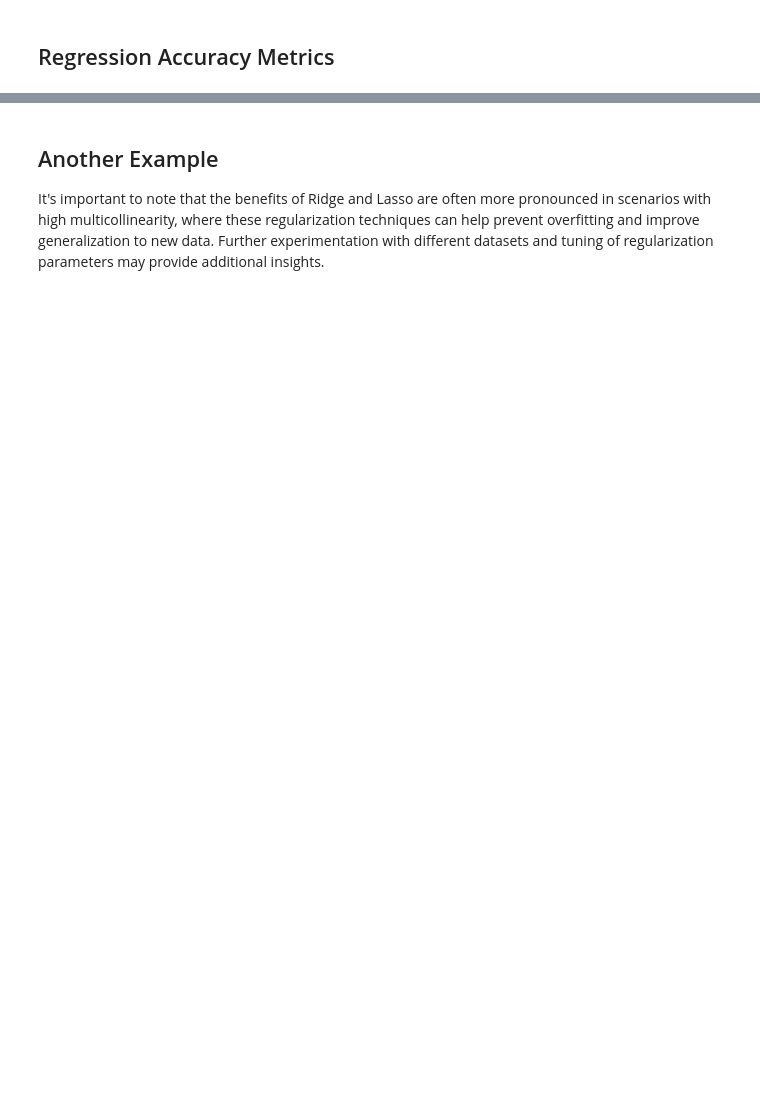
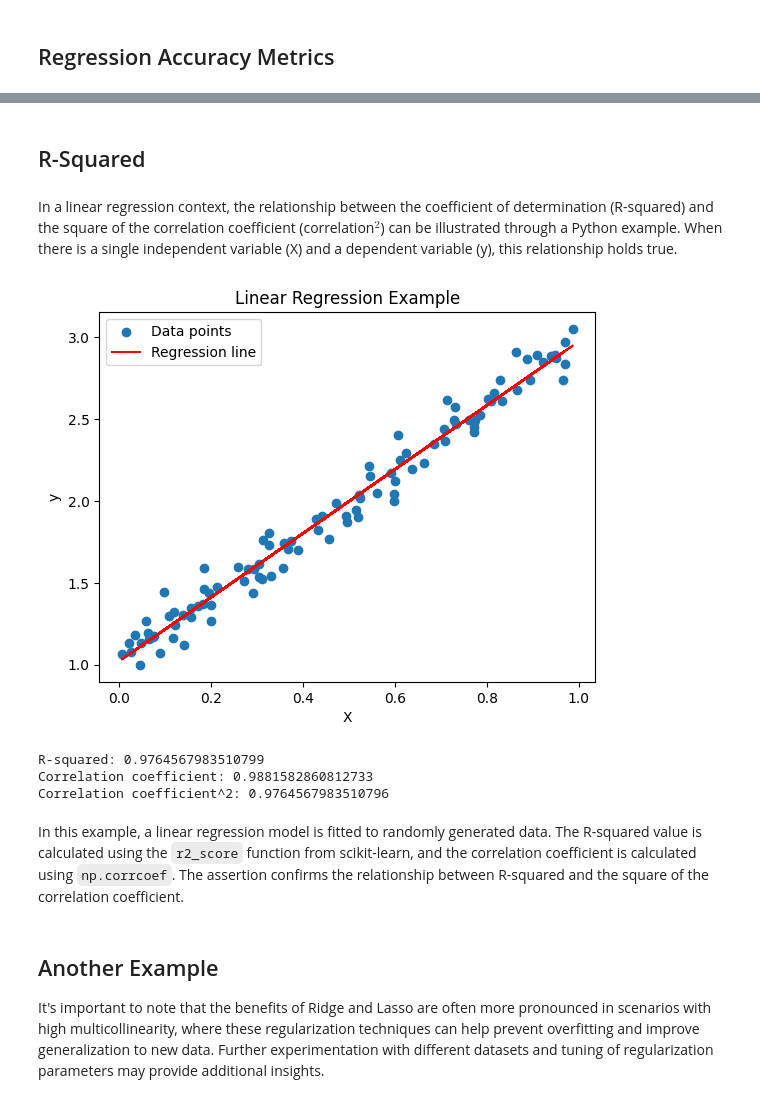
Before and after one commit to HatefDastour/ENSF444, a Jupyter notebook: Lecture_Examples/ENSF444_Linear_Models.ipynb, the cells around one changed output, grey strips where cells are left out. Cells and saved outputs as stored; diff of their text form; code cells hidden in the pictures; blank space fills up the shorter version.

```diff
--- a/Lecture_Examples/ENSF444_Linear_Models.ipynb
+++ b/Lecture_Examples/ENSF444_Linear_Models.ipynb
@@ -199,3 +252,50 @@ print(f"R-squared for lasso regression:\n  Train Set: {r2_lasso_train:.3f}\n  Te
+# %% [markdown]
+## R-Squared
+# %% [markdown]
+In a linear regression context, the relationship between the coefficient of determination (R-squared) and the square of the correlation coefficient (correlation$^2$) can be illustrated through a Python example. When there is a single independent variable (X) and a dependent variable (y), this relationship holds true.
+# %%
+import numpy as np
+import matplotlib.pyplot as plt
+from sklearn.linear_model import LinearRegression
+from sklearn.metrics import r2_score
+
+# Generate random data
+np.random.seed(42)
+X = np.random.rand(100, 1)
+y = 2 * X.squeeze() + 1 + 0.1 * np.random.randn(100)
+
+# Fit linear regression model
+model = LinearRegression()
+model.fit(X, y)
+
+# Calculate R-squared
+r_squared = r2_score(y, model.predict(X))
+
+# Calculate correlation coefficient
+correlation = np.corrcoef(X.squeeze(), y)[0, 1]
+
+# Verify the relationship: R-squared = correlation^2
+assert np.isclose(r_squared, correlation**2)
+
+# Plotting the regression line
+plt.scatter(X, y, label='Data points')
+plt.plot(X, model.predict(X), color='red', label='Regression line')
+plt.xlabel('X')
+plt.ylabel('y')
+plt.title('Linear Regression Example')
+plt.legend()
+plt.show()
+
+print(f'R-squared: {r_squared}')
+print(f'Correlation coefficient: {correlation}')
+print(f'Correlation coefficient^2: {correlation**2}')
+# %% [output]
+[figure, added]
+R-squared: 0.9764567983510799
+Correlation coefficient: 0.9881582860812733
+Correlation coefficient^2: 0.9764567983510796
+# %% [markdown]
+In this example, a linear regression model is fitted to randomly generated data. The R-squared value is calculated using the `r2_score` function from scikit-learn, and the correlation coefficient is calculated using `np.corrcoef`. The assertion confirms the relationship between R-squared and the square of the correlation coefficient.
 # %% [markdown]
 ## Another Example
 
```
Also changed, not shown: parts of 17 cells of this notebook.
